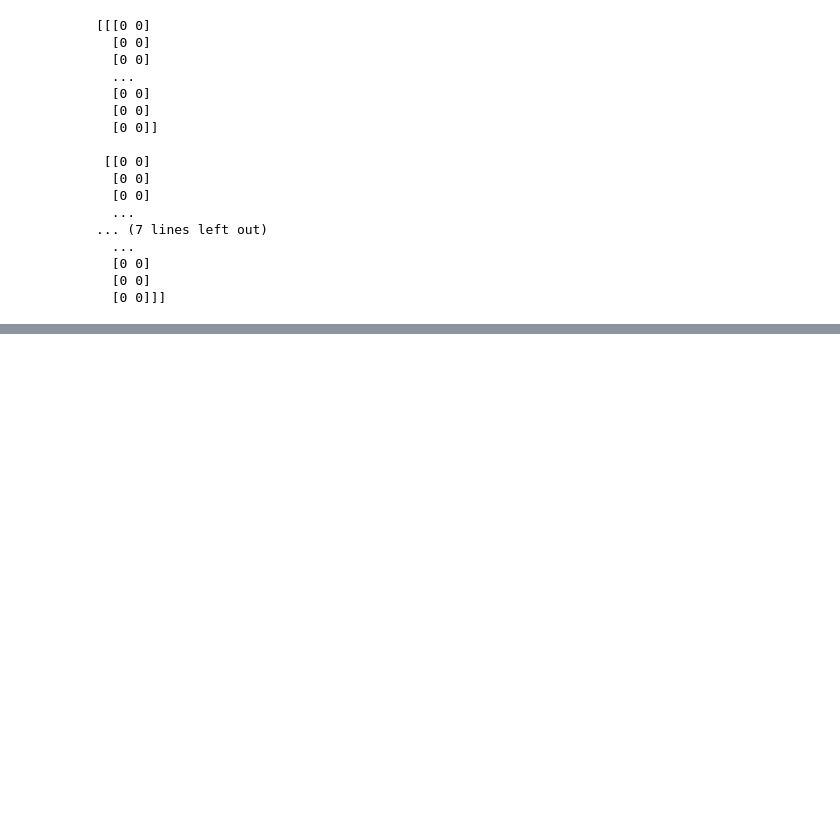
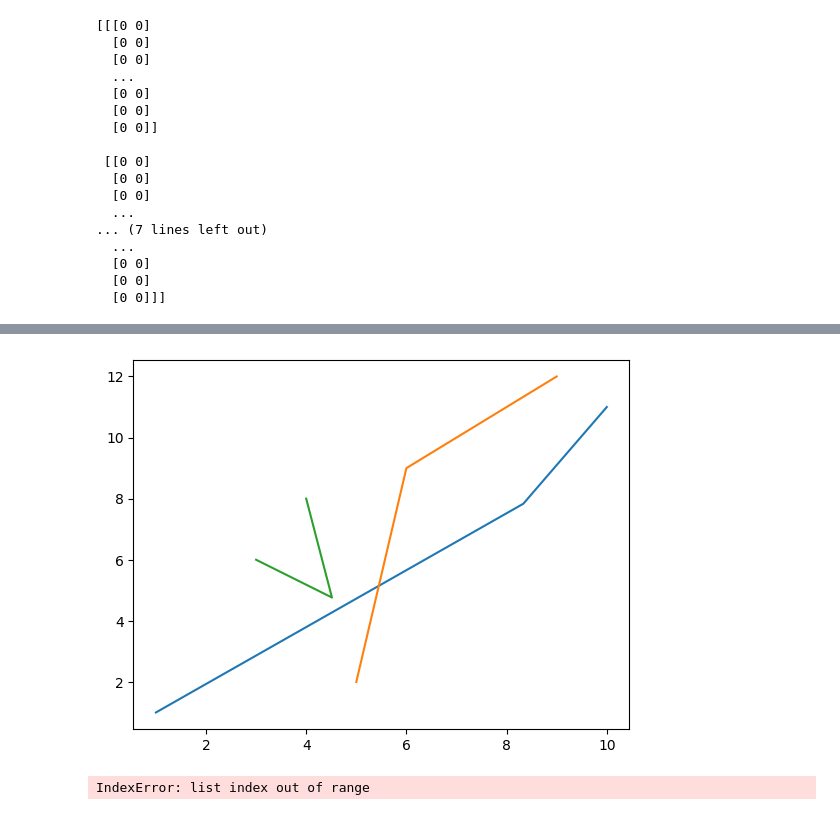
Before and after one commit to biswajit-github-2022/RKMVERI, a Jupyter notebook: IPYTHONNOTEBOOK/numpy_pds_class/pds_class_21.ipynb, the cells around one changed output, grey strips where cells are left out. Cells and saved outputs as stored; diff of their text form; code cells hidden in the pictures; blank space fills up the shorter version.

```diff
--- a/IPYTHONNOTEBOOK/numpy_pds_class/pds_class_21.ipynb
+++ b/IPYTHONNOTEBOOK/numpy_pds_class/pds_class_21.ipynb
@@ -130,6 +131,6 @@ print(compare)
 c_p_dist_=np.sqrt(np.sum((centroids_-points)**2,axis=2))
 # print(c_p_dist_)
 min_index=np.argmin(c_p_dist_,axis=0)
-s=set(min_index)
+s=list(set(min_index))
 s
 # %% [output]
@@ -137,13 +137,0 @@ s
-# %%
-group_A=points[min_index==0]
-group_B=points[min_index==1]
-group_C=points[min_index==2]
-c1=np.sum(group_A,axis=0)/group_A.shape[0]
-print(c1)
-c2=np.sum(group_B,axis=0)/group_B.shape[0]
-print(c2)
-c3=np.sum(group_C,axis=0)/group_C.shape[0]
-print(c3)
-
-for i in range(len(min_index)):
-    points[min_index==i]
@@ -167,0 +138,16 @@ for i in range(len(min_index)):
+# %%
+cluster=[]
+new_centroids=[]
+for i in s:
+    x=points[min_index==i]
+    cluster.append(x)
+    new_centroids.append((np.sum(cluster[i],axis=0)/cluster[i].shape[0]))
+new_centroids=np.array(new_centroids)
+# print(new_centroids)
+l=[]
+l.append(centroids)
+l.append(new_centroids)
+# l.append(d)
+l=np.array(l)
+print(l)
+print(l[:,1][:,1])
@@ -167,0 +167,39 @@ for i in range(len(min_index)):
+# %%
+# print(new_centroids[:,0])
+for i in range(l.shape[1]):
+    plt.plot(l[:,i][:,0],l[:,i][:,1])
+# plt.plot(new_centroids[:,0],new_centroids[:,1])
+# %% [output]
+[figure, added]
+# %%
+centroids=np.array([[10,11],[9,12],[3,6]])
+points=np.random.randint(1,10,400).reshape((200,2),order='F')
+
+def find_cluster_centroids(centroids, points):
+    all_centroids=[]
+    all_centroids.append(centroids)
+    for i in range(3):
+        centroids_=centroids[:,np.newaxis,:]
+        c_to_p_dist_=np.sqrt(np.sum((centroids_-points)**2,axis=2))
+        min_index=np.argmin(c_to_p_dist_,axis=0)
+        s=list(set(min_index))
+
+        cluster=[]
+        new_centroids=[]
+
+        for i in s:
+            x=points[min_index==i]
+            cluster.append(x)
+            new_centroids.append((np.sum(cluster[i],axis=0)/cluster[i].shape[0]))
+        new_centroids=np.array(new_centroids)
+        all_centroids.append(new_centroids)
+    all_centroids=np.array(all_centroids)
+    for i in range(all_centroids.shape[1]):
+        plt.plot(all_centroids[:,i][:,0],all_centroids[:,i][:,1])
+
+    return all_centroids
+
+
+find_cluster_centroids(centroids,points)
+# %% [output]
+IndexError: list index out of range
```
Also changed, not shown: parts of 4 cells of this notebook.
